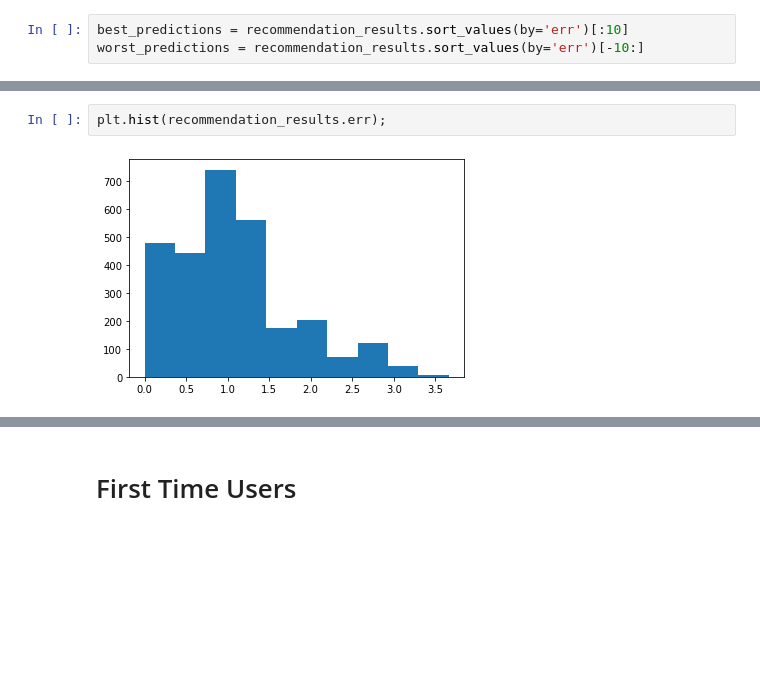
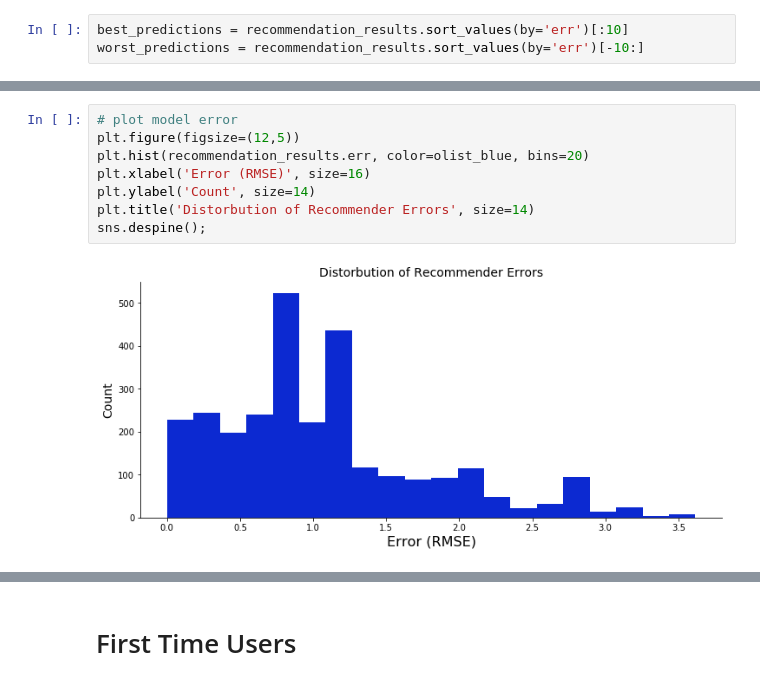
Before and after one commit to mollyryanruby/Olist_Ecommerce_Recommendation_Engine, a Jupyter notebook: Olist_ecomm_reccomender.ipynb, the cells around one changed output, grey strips where cells are left out. Saved outputs shown, nothing was run; the diff lists cells and outputs as text; blank space fills up the shorter version.

```diff
--- a/Olist_ecomm_reccomender.ipynb
+++ b/Olist_ecomm_reccomender.ipynb
@@ -1078,4 +1029,10 @@ sns.despine()
-# %%
-plt.hist(recommendation_results.err);
-# %% [output]
-[figure, removed]
+# %%
+# plot model error
+plt.figure(figsize=(12,5))
+plt.hist(recommendation_results.err, color=olist_blue, bins=20)
+plt.xlabel('Error (RMSE)', size=16)
+plt.ylabel('Count', size=14)
+plt.title('Distorbution of Recommender Errors', size=14)
+sns.despine();
+# %% [output]
+[figure, added]
```
Also changed, not shown: parts of 186 cells of this notebook.
